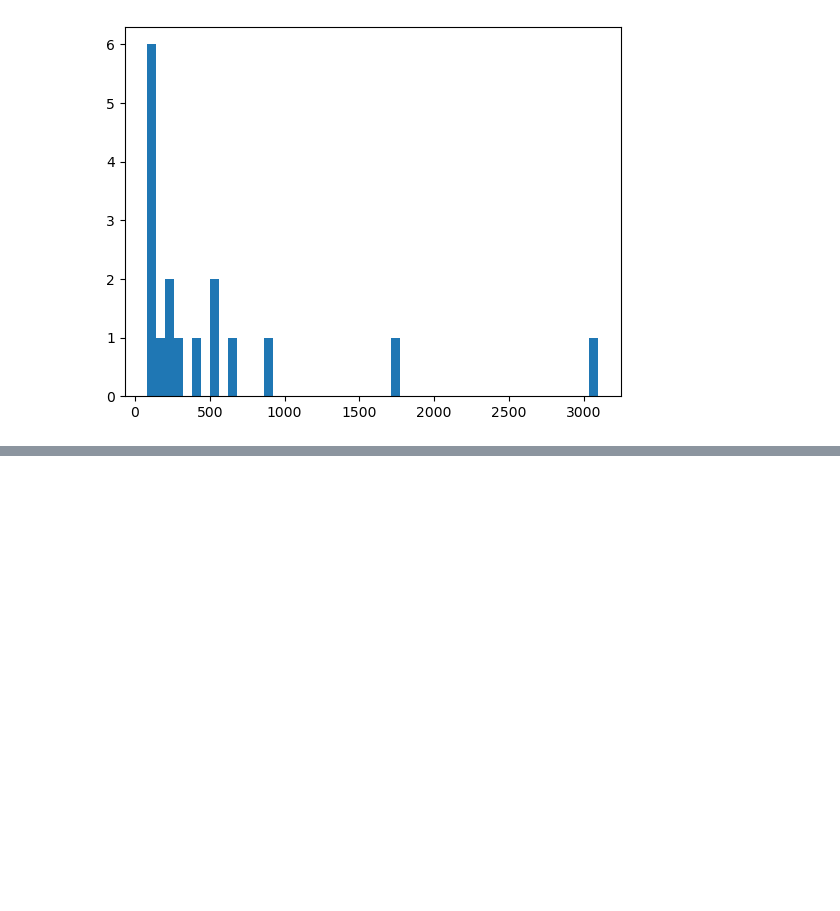
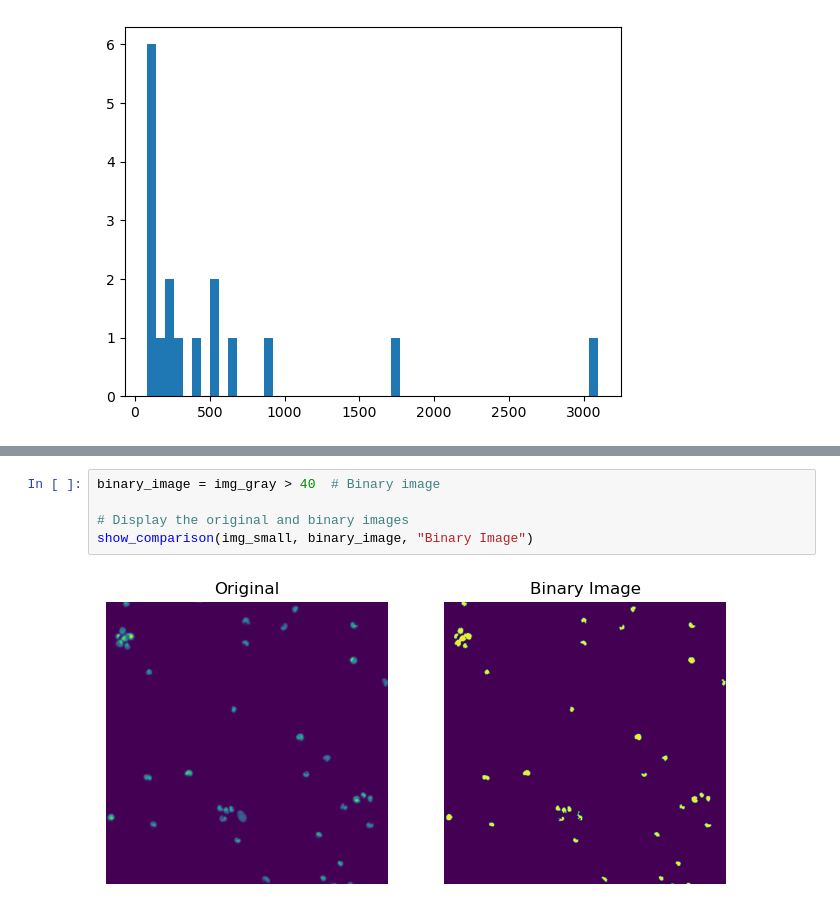
Before and after one commit to Benyla/DTUImageAnalysis, a Jupyter notebook: exercises/ex5-BLOBAnalysis/data/my_sol_week5.ipynb, the cells around one changed output, grey strips where cells are left out. Saved outputs shown, nothing was run; the diff lists cells and outputs as text; blank space fills up the shorter version.

```diff
--- a/exercises/ex5-BLOBAnalysis/data/my_sol_week5.ipynb
+++ b/exercises/ex5-BLOBAnalysis/data/my_sol_week5.ipynb
@@ -86,0 +92,7 @@ ValueError: <COMPRESSION.LZW: 5> requires the 'imagecodecs' package
+# %%
+binary_image = img_gray > 40  # Binary image
+
+# Display the original and binary images
+show_comparison(img_small, binary_image, "Binary Image")
+# %% [output]
+[figure, added]
```
Also changed, not shown: parts of 13 cells of this notebook, 1 other file.
